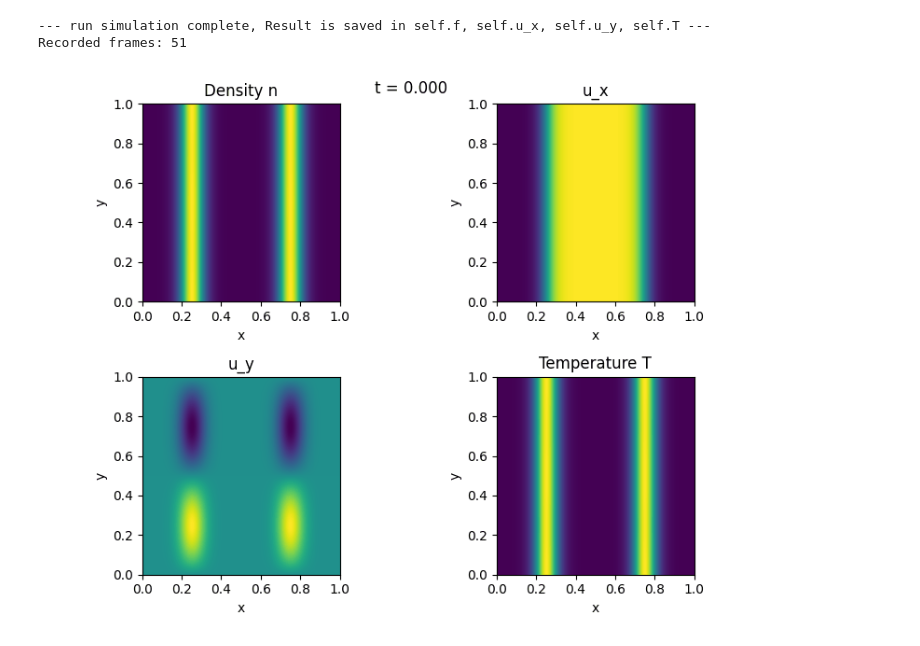
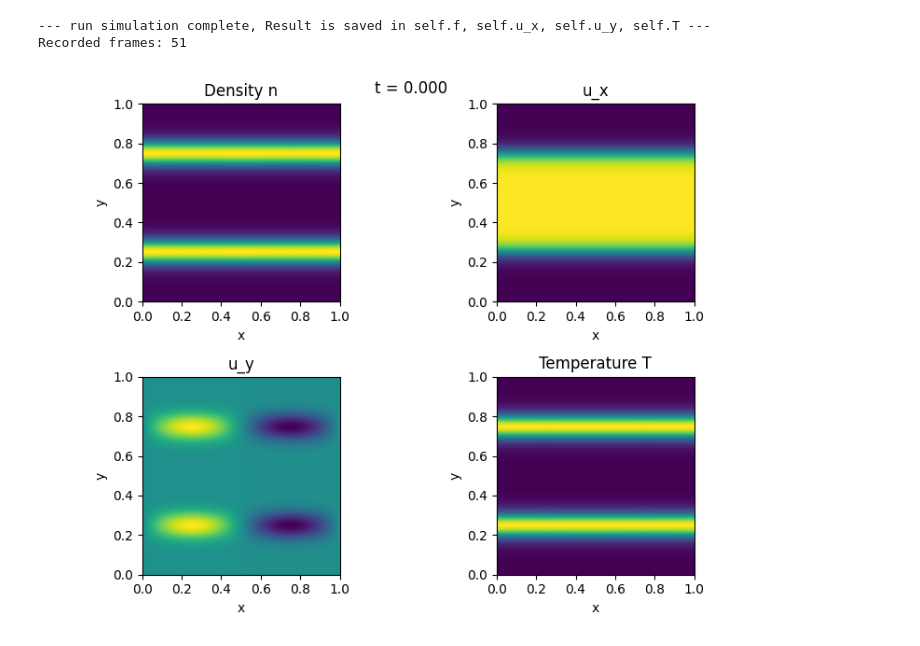
Before and after one commit to Minamium/kineticEQ, a Jupyter notebook: docs/BGK2D2V_demo/setup.ipynb, the cells around one changed output. Drawn from its saved outputs; the diff is of its cells as text; code cells hidden in the pictures.

```diff
--- a/docs/BGK2D2V_demo/setup.ipynb
+++ b/docs/BGK2D2V_demo/setup.ipynb
@@ -135,12 +135,11 @@ ax_n, ax_ux, ax_uy, ax_T = axes[0, 0], axes[0, 1], axes[1, 0], axes[1, 1]
 
 Lx, Ly = bgk.Lx, bgk.Ly
 
-# 0フレーム目で初期化
 frame0 = states[0]
-n_img  = ax_n.imshow(frame0["n"],  origin="lower", extent=[0, Lx, 0, Ly])
-ux_img = ax_ux.imshow(frame0["u_x"], origin="lower", extent=[0, Lx, 0, Ly])
-uy_img = ax_uy.imshow(frame0["u_y"], origin="lower", extent=[0, Lx, 0, Ly])
-T_img  = ax_T.imshow(frame0["T"],  origin="lower", extent=[0, Lx, 0, Ly])
+n_img  = ax_n.imshow(frame0["n"].T,   origin="lower", extent=[0, Lx, 0, Ly])
+ux_img = ax_ux.imshow(frame0["u_x"].T, origin="lower", extent=[0, Lx, 0, Ly])
+uy_img = ax_uy.imshow(frame0["u_y"].T, origin="lower", extent=[0, Lx, 0, Ly])
+T_img  = ax_T.imshow(frame0["T"].T,   origin="lower", extent=[0, Lx, 0, Ly])
 
 ax_n.set_title("Density n")
 ax_ux.set_title("u_x")
@@ -148,35 +147,36 @@ ax_uy.set_title("u_y")
 ax_T.set_title("Temperature T")
 
 for ax in [ax_n, ax_ux, ax_uy, ax_T]:
     ax.set_xlabel("x")
     ax.set_ylabel("y")
 
 fig.tight_layout()
 
 def update(frame_idx):
     state = states[frame_idx]
-    n_img.set_data(state["n"])
-    ux_img.set_data(state["u_x"])
-    uy_img.set_data(state["u_y"])
-    T_img.set_data(state["T"])
+    n_img.set_data(state["n"].T)
+    ux_img.set_data(state["u_x"].T)
+    uy_img.set_data(state["u_y"].T)
+    T_img.set_data(state["T"].T)
     fig.suptitle(f"t = {state['time']:.3f}")
     return [n_img, ux_img, uy_img, T_img]
+
 
 anim = animation.FuncAnimation(
     fig,
     update,
     frames=len(states),
     interval=100,   # 1フレーム 100 ms
     blit=False,
 )
 
 gif_name = "bgk2d2v_moments.gif"
 anim.save(gif_name, writer=animation.PillowWriter(fps=10))
 plt.close(fig)  # 静止画表示を抑制
 
 # =========================
 # 4. ノートブック上で GIF 再生
 # =========================
 Image(filename=gif_name)
 # %% [output]
-[figure, old version]
+[figure, new version]
```
Also changed, not shown: 1 other file.
